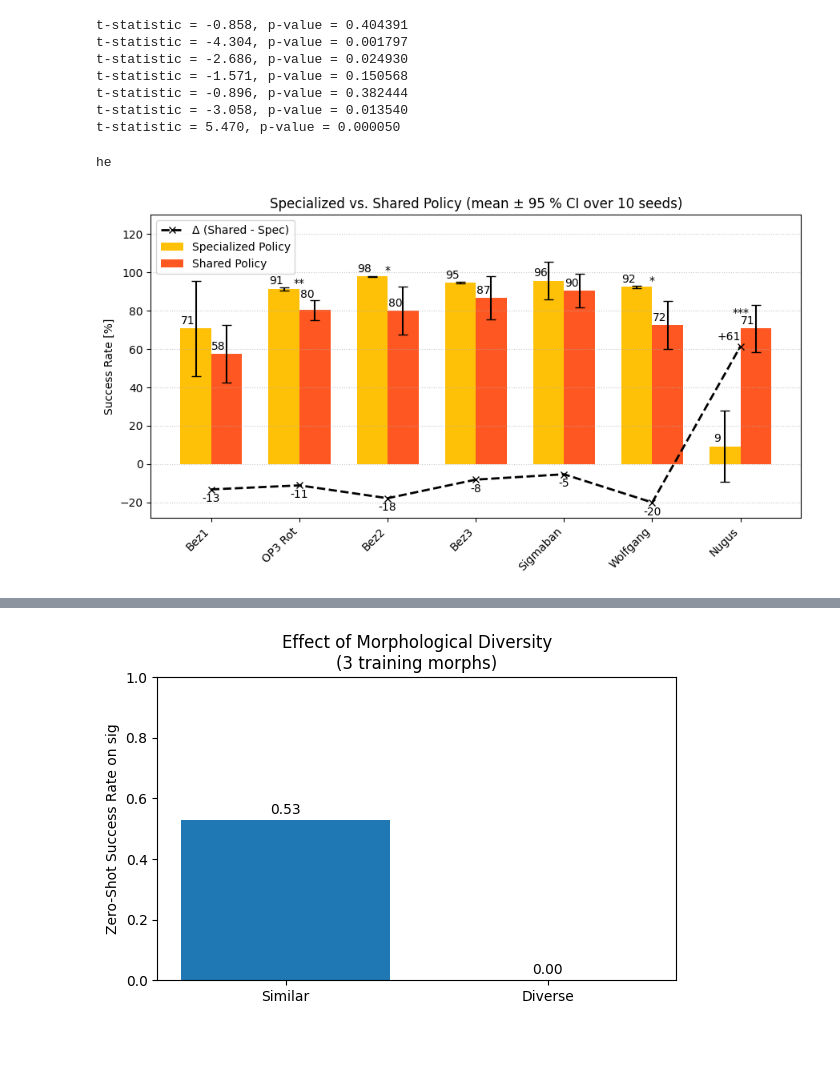
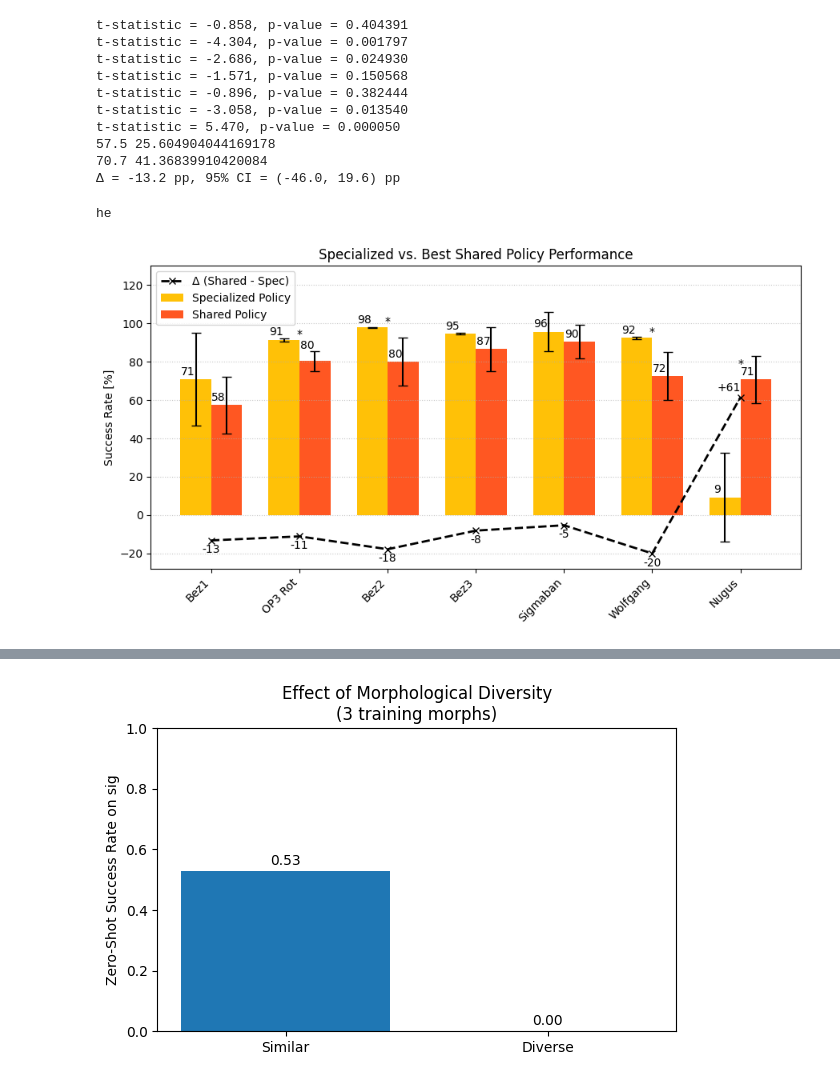
Before and after one commit to utra-robosoccer/unified-humanoid-getup, a Jupyter notebook: frasa_env/plots.ipynb, the cells around one changed output, grey strips where cells are left out. Saved outputs shown, nothing was run; the diff lists cells and outputs as text; code cells hidden in the pictures; blank space fills up the shorter version.

```diff
--- a/frasa_env/plots.ipynb
+++ b/frasa_env/plots.ipynb
@@ -184,10 +137,10 @@ plt.setp(ax.get_xticklabels(), rotation=45, ha="center")
 for i in range(len(robots)):
     for j in range(len(robots)):
         if int(loo_data[i,j,2]) == 0:
-            ax.text(j, i, f"{loo_data[i,j,0]:.0f}±{loo_data[i,j,2]:.1f}", ha="center", va="center",
+            ax.text(j, i, f"{loo_data[i,j,0]:.0f}", ha="center", va="center",
                 color="w" if loo_data[i,j,0] < 50 else "black")#, fontsize=8)
         else:
-            ax.text(j, i, f"{loo_data[i,j,0]:.0f}±{loo_data[i,j,2]:.0f}", ha="center", va="center",
+            ax.text(j, i, f"{loo_data[i,j,0]:.0f}", ha="center", va="center",
                     color="w" if loo_data[i,j,0] < 50 else "black")#, fontsize=8)
 
 
@@ -221,9 +174,9 @@ ax.set_title("Leave-One-Out Get-Up Success Rates")
 fig.colorbar(cax, label="Success Rate [%]")
 plt.tight_layout()
 plt.show()
-fig.savefig(
-    'heatmap3.png',
-    dpi=600,
-    bbox_inches='tight'
-)
+# fig.savefig(
+#     'heatmap3.png',
+#     dpi=600,
+#     bbox_inches='tight'
+# )
 # %% [output]
@@ -240,6 +193,23 @@ for name in robots:
 # _, p_vals_corr, _, _ = multipletests(p_vals, alpha=0.05, method="holm")
 # for name in p_vals_corr:
 #     print(f"p-value = {name:.6f}")
+import math, scipy.stats as st
+# Nugus
+# x1, s1, n1 = 70.700, 20.380, 10
+# x2, s2, n2 =  9.300, 29.060, 10
+#Wolf
+robot_numm = -7
+x1, s1, n1 = loo_data[-2,robot_numm,0], loo_data[-2,robot_numm,1], 10
+x2, s2, n2 =  special_data[robot_numm,0], special_data[robot_numm,1], 10
+print(x1, s1)
+print(x2, s2)
+se_diff = math.sqrt(s1**2/n1 + s2**2/n2)
+df      = (s1**2/n1 + s2**2/n2)**2 / ((s1**2/n1)**2/(n1-1) + (s2**2/n2)**2/(n2-1))
+tcrit   = st.t.ppf(0.975, df)
+
+delta   = x1 - x2
+ci_low, ci_high = delta - tcrit*se_diff, delta + tcrit*se_diff
+print(f"Δ = {delta:.1f} pp, 95% CI = ({ci_low:.1f}, {ci_high:.1f}) pp")
 # %% [output]
 t-statistic = -0.858, p-value = 0.404391
 t-statistic = -4.304, p-value = 0.001797
@@ -248,6 +218,9 @@ t-statistic = -1.571, p-value = 0.150568
 t-statistic = -0.896, p-value = 0.382444
 t-statistic = -3.058, p-value = 0.013540
 t-statistic = 5.470, p-value = 0.000050
+57.5 25.604904044169178
+70.7 41.36839910420084
+Δ = -13.2 pp, 95% CI = (-46.0, 19.6) pp
 # %%
 # Data for specialized vs. shared policy success rates
 robots = ["Bez1", "OP3 Rot", "Bez2", "Bez3", "Sigmaban", "Wolfgang", "Nugus"]
@@ -276,14 +249,14 @@ bar2 = ax.bar(x + width/2, shared_best,
 ax.plot(x, delta, marker='x', color='black', linestyle='--', linewidth=2, label='Δ (Shared - Spec)', zorder=5)
 # ---------- 3.  Significance stars ----------
 def p_to_star(p):
-    if   p < 0.001: return '***'
-    elif p < 0.01:  return '**'
-    elif p < 0.05:  return '*'
+    # if   p < 0.001: return '***'
+    # elif p < 0.01:  return '**'
+    if p < 0.05:  return '*'
 
 for i, p in enumerate(p_vals):
     star = p_to_star(p)
     max_bar = max(bar1[i].get_height(), bar2[i].get_height())
-    if star == '***':
+    if i == len(p_vals)-1:
         ax.text(x[i], max_bar + 5, star, ha='center', va='bottom', fontsize=10)
     else:
         ax.text(x[i], max_bar + 0.08, star, ha='center', va='bottom', fontsize=10)
@@ -292,42 +265,42 @@ for i, p in enumerate(p_vals):
 ax.set_xticks(x)
 ax.set_xticklabels(robots, rotation=45, ha="right")
 ax.set_ylabel('Success Rate [%]')
-ax.set_title('Specialized vs. Shared Policy (mean ± 95 % CI over 10 seeds)')
+ax.set_title('Specialized vs. Best Shared Policy Performance')
 ax.set_ylim(-28, 130)
 
 # Annotate bar heights
 for bar in bar1+bar2:
     height = bar.get_height()
     if height == 80.3:
         print("he")
         ax.text(bar.get_x() + bar.get_width()/2-0.09, height + 5, f"{height:.0f}", ha='center', va='bottom')
     else:
         ax.text(bar.get_x() + bar.get_width()/2-0.09, height + 1, f"{height:.0f}", ha='center', va='bottom')
 # for bar in bar2:
 #     height = bar.get_height()
 #     ax.text(bar.get_x() + bar.get_width()/2+0.1, height + 0.03, f"{height:.0f}", ha='center', va='bottom')
 # Annotate delta points
 for xi, d in zip(x, delta):
     va = 'bottom' if d >= 0 else 'top'
     offset = 2 if d >= 0 else -2
     offset2 = 0.13 if d == 61.400000000000006 else 0
-    # offset3 = -0.05 if d == 61.4 else 0
+    offset3 = -0.05 if d == 61.4 else 0
     ax.text(xi-offset2, d + offset + offset3, f"{d:+.0f}", ha='center', va=va)
 
 # Legend and grid
 ax.legend(loc='upper left')
 ax.grid(axis='y', linestyle=':', alpha=0.7)
 
 plt.tight_layout()
 plt.show()
-fig.savefig(
-    'special.png',
-    dpi=600,
-    bbox_inches='tight'
-)
+# fig.savefig(
+#     'special.png',
+#     dpi=600,
+#     bbox_inches='tight'
+# )
 # %% [output]
 he
-[figure, old version]
+[figure, new version]
 # %%
 bb_morph = pl.read_csv("s3_bb.csv", separator=",")*100
 # print(df)
```
Also changed, not shown: parts of 7 cells of this notebook, 8 other files.
